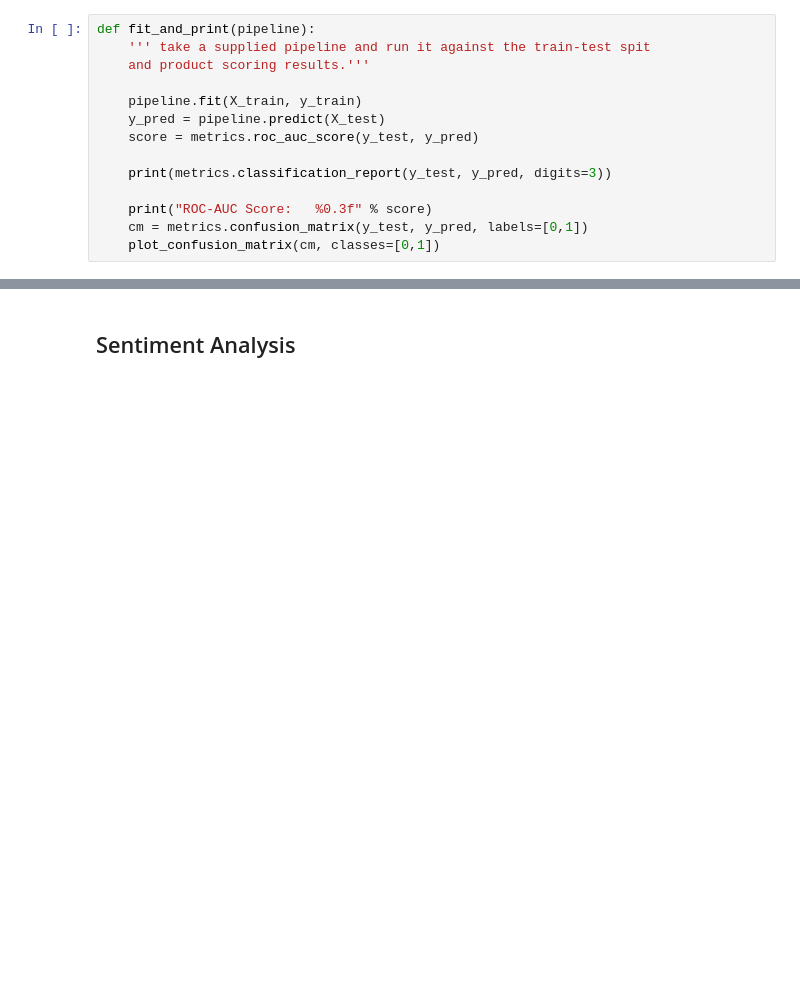
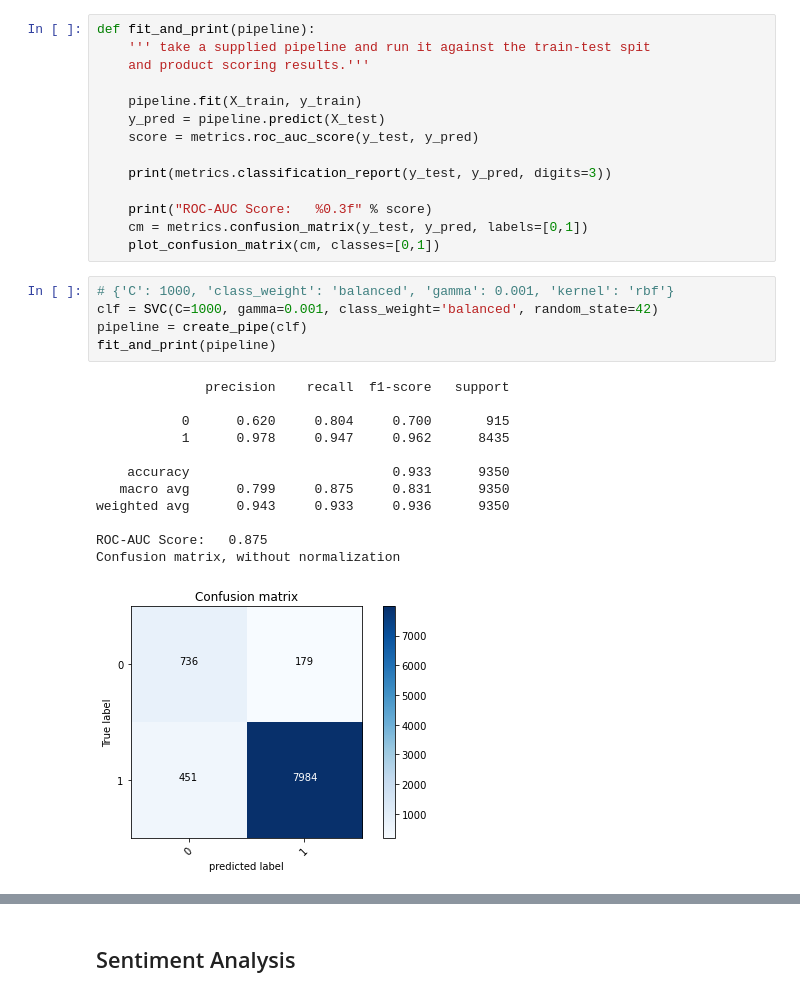
Before and after one commit to broepke/DATA110, a Jupyter notebook: Week 10/DATA110-Week10-broepke.ipynb, the cells around one changed output, grey strips where cells are left out. Cells and saved outputs as stored; diff of their text form; blank space fills up the shorter version.

```diff
--- a/Week 10/DATA110-Week10-broepke.ipynb
+++ b/Week 10/DATA110-Week10-broepke.ipynb
@@ -534,3 +542,21 @@ def fit_and_print(pipeline):
     print("ROC-AUC Score:   %0.3f" % score)
     cm = metrics.confusion_matrix(y_test, y_pred, labels=[0,1])
     plot_confusion_matrix(cm, classes=[0,1])
+# %%
+# {'C': 1000, 'class_weight': 'balanced', 'gamma': 0.001, 'kernel': 'rbf'}
+clf = SVC(C=1000, gamma=0.001, class_weight='balanced', random_state=42)
+pipeline = create_pipe(clf)
+fit_and_print(pipeline)
+# %% [output]
+              precision    recall  f1-score   support
+
+           0      0.620     0.804     0.700       915
+           1      0.978     0.947     0.962      8435
+
+    accuracy                          0.933      9350
+   macro avg      0.799     0.875     0.831      9350
+weighted avg      0.943     0.933     0.936      9350
+
+ROC-AUC Score:   0.875
+Confusion matrix, without normalization
+[figure, added]
```
Also changed, not shown: parts of 22 cells of this notebook.
